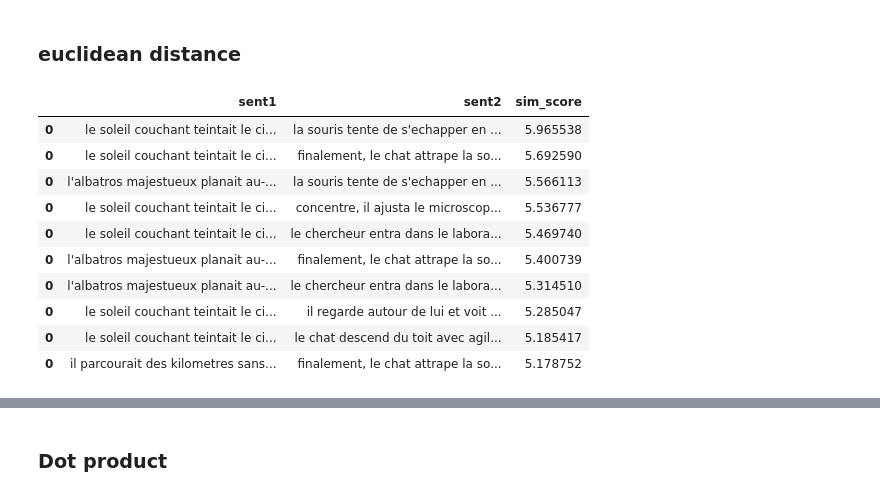
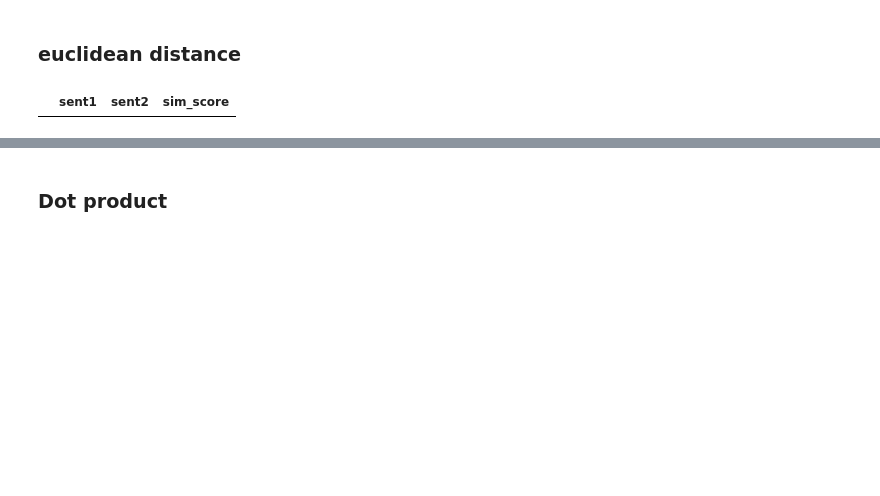
Before and after one commit to nacefbm/keywords_2024, a Jupyter notebook: CLEMENT_text_comp/text_comp.ipynb, the cells around one changed output, grey strips where cells are left out. Cells and saved outputs as stored; diff of their text form; code cells hidden in the pictures; blank space fills up the shorter version.

```diff
--- a/CLEMENT_text_comp/text_comp.ipynb
+++ b/CLEMENT_text_comp/text_comp.ipynb
@@ -123,7 +127,7 @@ cherchant des indices sur le développement des nouvelles molécules.
 # %%
 text_5 = "Chronic Obstructive Pulmonary Disease (COPD) remains a significant global health challenge, characterized by persistent respiratory symptoms and airflow limitation due to airway and/or alveolar abnormalities. Recent advances in COPD management focus on personalized medicine, targeting specific phenotypes and endotypes to optimize therapeutic outcomes. Inhaled bronchodilators, such as long-acting beta-agonists (LABAs) and long-acting muscarinic antagonists (LAMAs), remain the cornerstone of pharmacotherapy. However, the advent of biologics, particularly monoclonal antibodies targeting interleukins implicated in the inflammatory process, holds promise for patients with eosinophilic COPD. Additionally, non-pharmacological interventions, including pulmonary rehabilitation and lifestyle modifications like smoking cessation, play crucial roles in comprehensive COPD care. Innovative approaches, such as telemedicine and digital health tools, are enhancing patient monitoring and adherence, ultimately improving quality of life and reducing exacerbation rates. As research continues, the integration of genomics and biomarkers in routine practice could further refine treatment strategies, offering a more tailored approach to COPD management."
 # %%
-THRESHOLD = 0.80
+THRESHOLD = 0.70
 MODULARITY = "greedy"
 # %% [markdown]
 ### diffchecker - exact matching
@@ -188,8 +188,8 @@ def break_into_chunks(text, split = 'sentences'):
 #input_2 = "A fast, brown fox leaps over a sleepy dog. this black cat likes water."
 #input_1 = "proie: Nul ne vit més se il ne proie. Por ce dirai l'estat du monde, Qui de toz biens se vuide et monde. Relegieus premierement Deussent vivre saintement, Ce croi, selonc m'entencion. Si a double religion: Li un sont moine blanc et noir"
 #input_2 = "proie: nul ne vit plus que de proies. C'est pourquoi je vais dire l'état où est ce monde, qui de tout bien se vide et s'émonde. Tout d'abord, les religieux devraient vivre saintement: c'est mon avis. Or, ils sont de deux sortes: les uns sont des moines blancs ou noirs"
-input_1 = text_1
-input_2 = text_2
+input_1 = text_3
+input_2 = text_4
 
 text1_norm = normalize_text(input_1)
 text2_norm = normalize_text(input_2)
@@ -372,6 +374,15 @@ def color_sim_score(val):
     cmap = plt.cm.plasma  # Use 'plasma' colormap for visualization
     color = cmap(val)  # Get color based on value
     return f'background-color: {color}'
+
+def dist_to_sim(matrix):
+    return 1/(1+matrix)
+
+
+def normalize_matrix(matrix):
+    scaler = MinMaxScaler()
+    scaled_matrix = scaler.fit_transform(matrix)
+    return scaled_matrix
 # %% [markdown]
 ## Semantically
 # %% [markdown]
@@ -415,23 +411,14 @@ modularity score: 0.6186221752568741
 # %% [markdown]
 ### euclidean distance
 # %%
-sim_matrix_euclid = pairwise_distances(embeddings1, embeddings2,
+dist_matrix_euclid = pairwise_distances(embeddings1, embeddings2,
                                                metric = 'euclidean')
+sim_matrix_euclid = dist_to_sim(dist_matrix_euclid)
 sim_df_euclid = pd.DataFrame(sim_matrix_euclid)
 df_comp_euclid = get_comp_sentences(sim_df_euclid, chunks_1, chunks_2)
 df_comp_euclid.head(10)
 # %% [output]
 |  | sent1 | sent2 | sim_score |
-| 0 | le soleil couchant teintait le ci... | la souris tente de s'echapper en ... | 5.965538 |
-| 0 | le soleil couchant teintait le ci... | finalement, le chat attrape la so... | 5.692590 |
-| 0 | l'albatros majestueux planait au-... | la souris tente de s'echapper en ... | 5.566113 |
-| 0 | le soleil couchant teintait le ci... | concentre, il ajusta le microscop... | 5.536777 |
-| 0 | le soleil couchant teintait le ci... | le chercheur entra dans le labora... | 5.469740 |
-| 0 | l'albatros majestueux planait au-... | finalement, le chat attrape la so... | 5.400739 |
-| 0 | l'albatros majestueux planait au-... | le chercheur entra dans le labora... | 5.314510 |
-| 0 | le soleil couchant teintait le ci... | il regarde autour de lui et voit ... | 5.285047 |
-| 0 | le soleil couchant teintait le ci... | le chat descend du toit avec agil... | 5.185417 |
-| 0 | il parcourait des kilometres sans... | finalement, le chat attrape la so... | 5.178752 |
 # %%
 make_communities_show_graph(chunks_1, chunks_2, sim_matrix_euclid)
 # %% [output]
```
Also changed, not shown: parts of 22 cells of this notebook.
